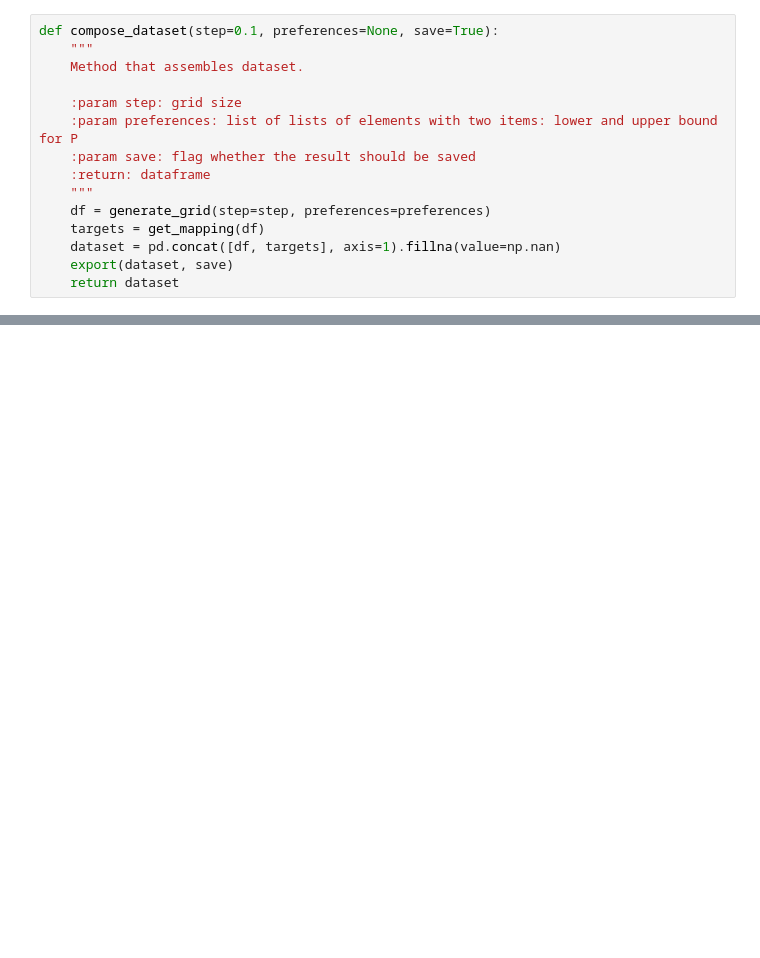
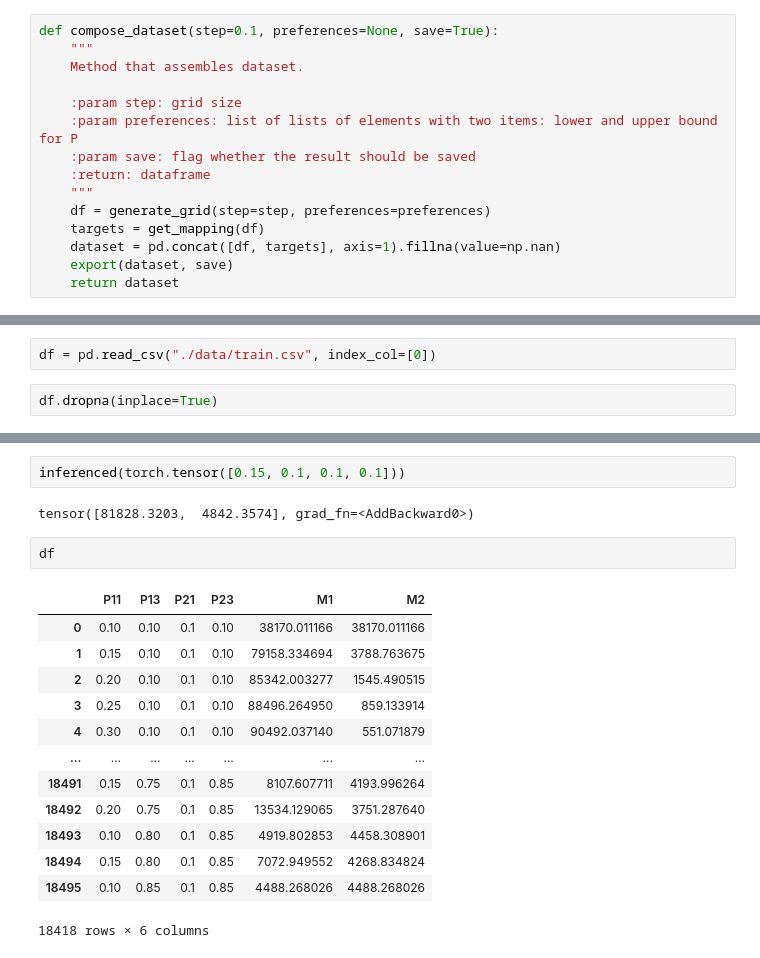
Before and after one commit to DanisAlukaev/Simulation-Modelling, a Jupyter notebook: Assignment 2/Solution.ipynb, the cells around one changed output, grey strips where cells are left out. Drawn from its saved outputs; the diff is of its cells as text; blank space fills up the shorter version.

```diff
--- a/Assignment 2/Solution.ipynb
+++ b/Assignment 2/Solution.ipynb
@@ -246,0 +269,4 @@ dataset.head()
+# %%
+df = pd.read_csv("./data/train.csv", index_col=[0])
+# %%
+df.dropna(inplace=True)
@@ -246,0 +452,20 @@ dataset.head()
+# %%
+inferenced(torch.tensor([0.15, 0.1, 0.1, 0.1]))
+# %% [output]
+tensor([81828.3203,  4842.3574], grad_fn=<AddBackward0>)
+# %%
+df
+# %% [output]
+|  | P11 | P13 | P21 | P23 | M1 | M2 |
+| 0 | 0.10 | 0.10 | 0.1 | 0.10 | 38170.011166 | 38170.011166 |
+| 1 | 0.15 | 0.10 | 0.1 | 0.10 | 79158.334694 | 3788.763675 |
+| 2 | 0.20 | 0.10 | 0.1 | 0.10 | 85342.003277 | 1545.490515 |
+| 3 | 0.25 | 0.10 | 0.1 | 0.10 | 88496.264950 | 859.133914 |
+| 4 | 0.30 | 0.10 | 0.1 | 0.10 | 90492.037140 | 551.071879 |
+| ... | ... | ... | ... | ... | ... | ... |
+| 18491 | 0.15 | 0.75 | 0.1 | 0.85 | 8107.607711 | 4193.996264 |
+| 18492 | 0.20 | 0.75 | 0.1 | 0.85 | 13534.129065 | 3751.287640 |
+| 18493 | 0.10 | 0.80 | 0.1 | 0.85 | 4919.802853 | 4458.308901 |
+| 18494 | 0.15 | 0.80 | 0.1 | 0.85 | 7072.949552 | 4268.834824 |
+| 18495 | 0.10 | 0.85 | 0.1 | 0.85 | 4488.268026 | 4488.268026 |
+18418 rows × 6 columns
```
Also changed, not shown: parts of 22 cells of this notebook, 3 other files.
